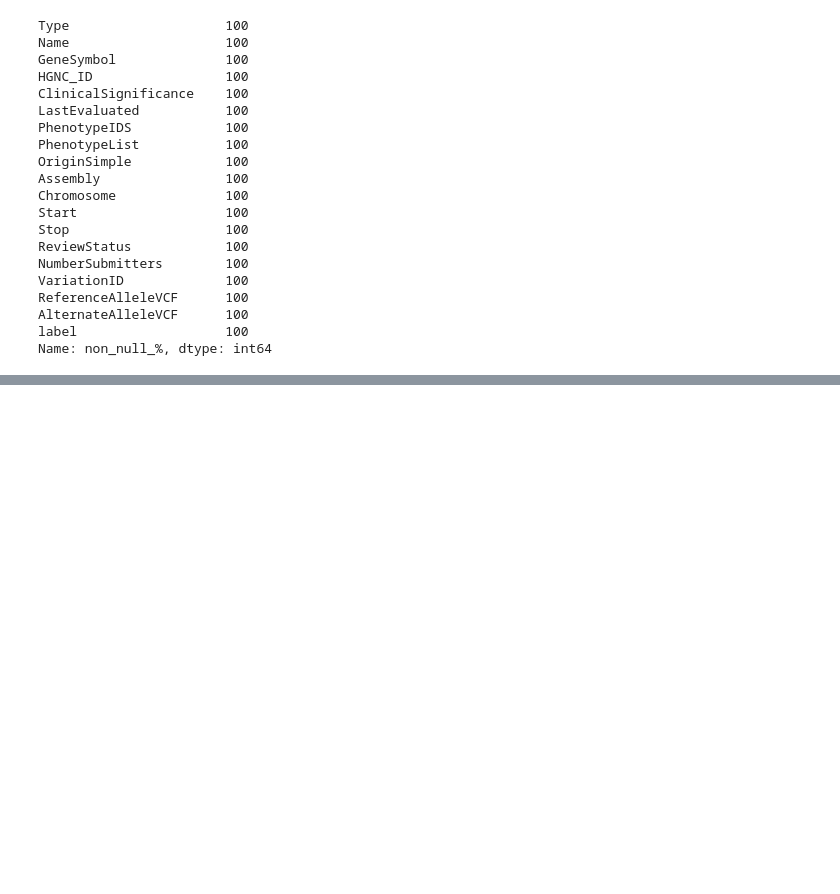
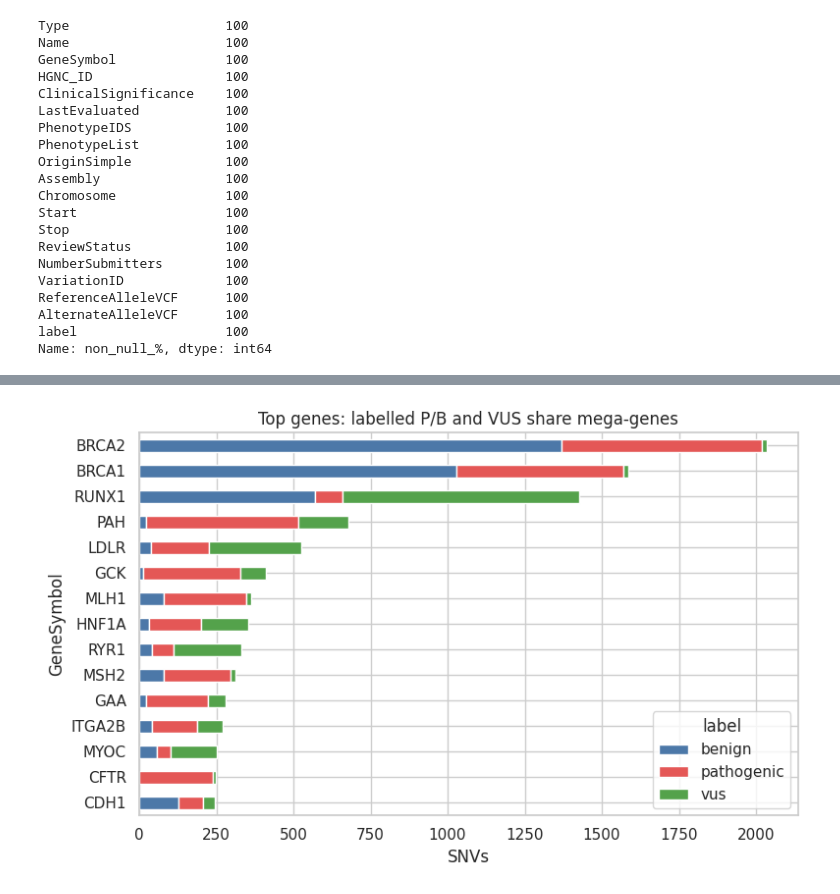
Before and after one commit to milisvitlica/clinvar-pathogenicity-classifier, a Jupyter notebook: notebooks/eda/clinvar_eda.ipynb, the cells around one changed output, grey strips where cells are left out. Cells and saved outputs as stored; diff of their text form; code cells hidden in the pictures; blank space fills up the shorter version.

```diff
--- a/notebooks/eda/clinvar_eda.ipynb
+++ b/notebooks/eda/clinvar_eda.ipynb
@@ -204,0 +267,18 @@ Name: non_null_%, dtype: int64
+# %%
+top = (
+    pb.groupby(["GeneSymbol", "label"]).size().unstack(fill_value=0)
+    .assign(n=lambda d: d.sum(axis=1))
+    .sort_values("n", ascending=False)
+    .head(15)
+    .drop(columns="n")
+)
+fig, ax = plt.subplots(figsize=(8, 5))
+top.plot(kind="barh", stacked=True, ax=ax,
+         color={"pathogenic": "#e45756", "benign": "#4c78a8", "vus": "#54a24b"})
+ax.invert_yaxis()
+ax.set_xlabel("SNVs")
+ax.set_title("Top genes: labelled P/B and VUS share mega-genes")
+plt.tight_layout()
+plt.show()
+# %% [output]
+[figure, added]
```
Also changed, not shown: parts of 6 cells of this notebook, 3 other files.
